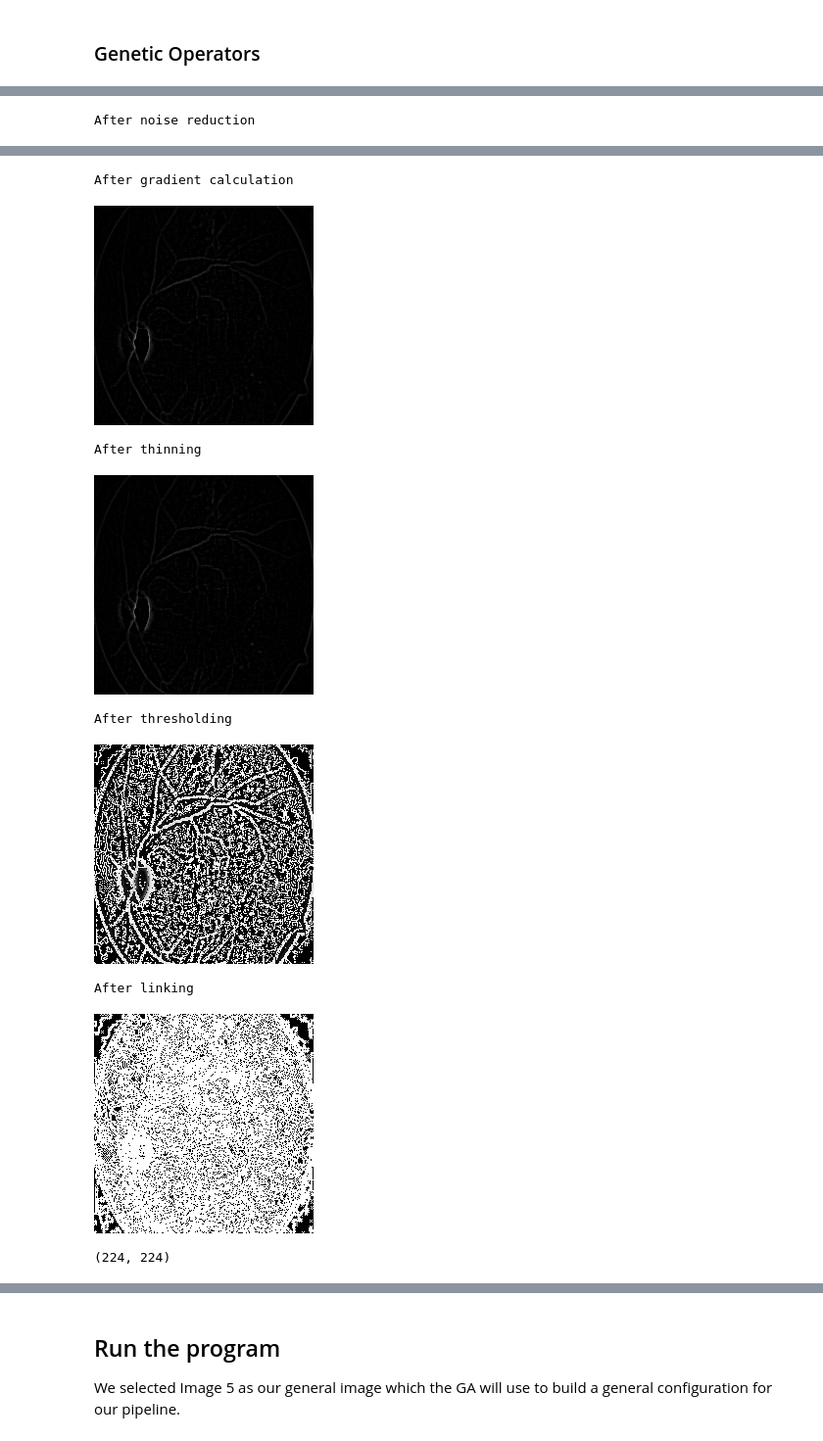
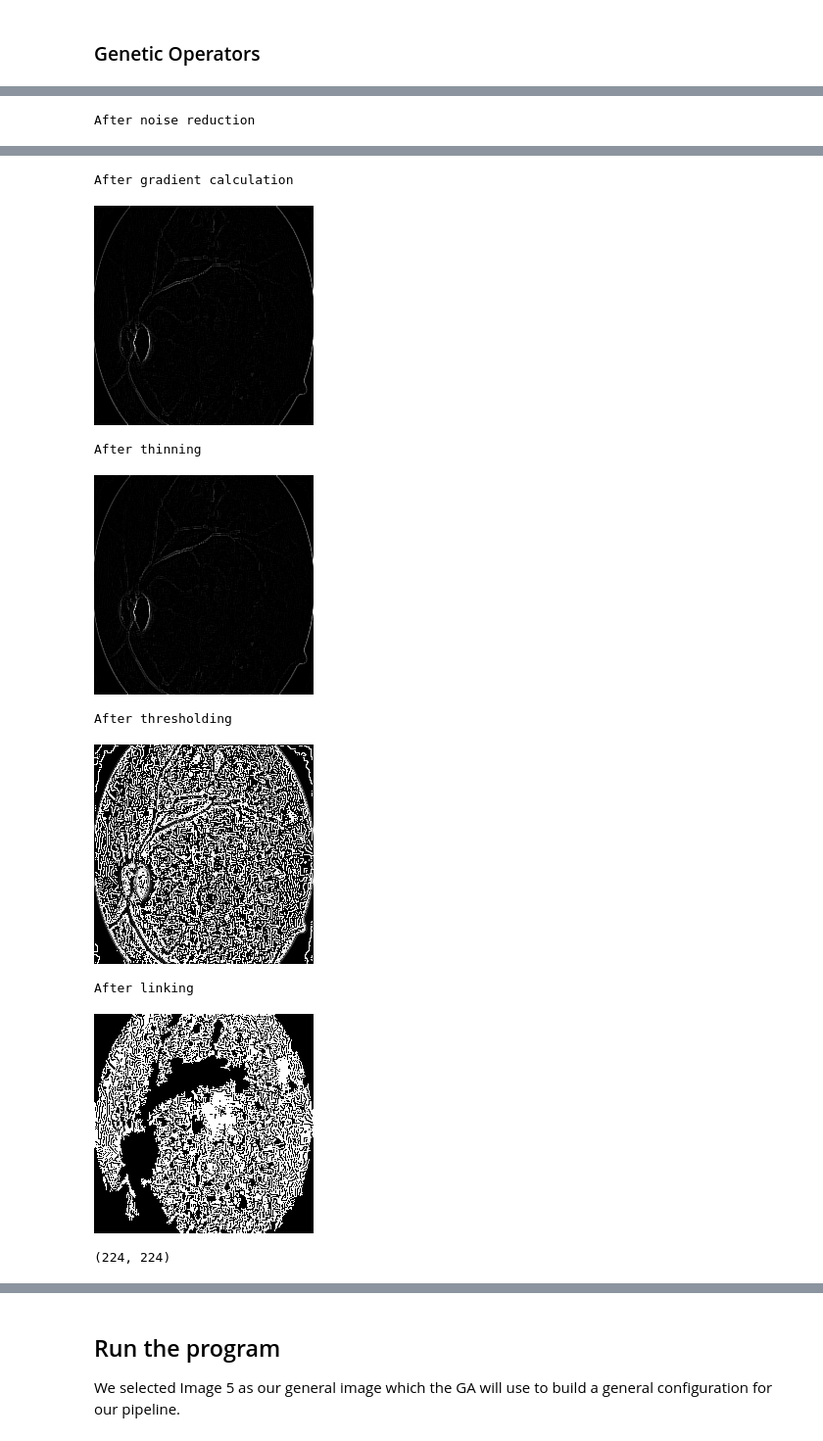
Before and after one commit to JsteReubsSoftware/COS791-Assignment1, a Jupyter notebook: u21457060_COS791_A1.ipynb, the cells around one changed output, grey strips where cells are left out. Shown at 98% size. Drawn from its saved outputs; the diff is of its cells as text; code cells hidden in the pictures.

Commit message:
Edge linking works.

```diff
--- a/u21457060_COS791_A1.ipynb
+++ b/u21457060_COS791_A1.ipynb
@@ -104,7 +105,10 @@ aperture_size = 5 # Aperture size
 L2Gradient = True # Boolean
 
 for i, img in enumerate(gray_images):
-    edges = cv2.Canny(img, t_lower, t_upper, apertureSize = aperture_size, L2gradient = L2Gradient )
+    blurred_image = cv2.GaussianBlur(img, (5, 5), 1.4)
+    # Apply Canny edge detector
+    edges = cv2.Canny(blurred_image, t_lower, t_upper, apertureSize = aperture_size, L2gradient = L2Gradient)
+    # edges = cv2.Canny(img, t_lower, t_upper, apertureSize = aperture_size, L2gradient = L2Gradient )
     canny_ref_imgs.append(edges)
     print(f'Image {i+1}')
     cv2_imshow(img)
@@ -344,6 +348,13 @@ def generate_population(pop_size):
 # %%
 def apply_hysteresis(image, weak_pixel, strong_pixel=255):
     rows, cols = image.shape
+
+    # retrieve strong and weak edges
+    strong = image > strong_pixel
+    weak = (image >= weak_pixel) & (image <= strong_pixel)
+    threshold_img = np.zeros_like(image)
+    threshold_img[strong] = strong_pixel
+    threshold_img[weak] = weak_pixel
 
     # Iterate over the image excluding the borders
     for row in range(1, rows-1):
@@ -368,7 +379,7 @@ def threshold(img, low, high, lowThresholdRatio=0.05, highThresholdRatio=0.09):
     lowThreshold = highThreshold * lowThresholdRatio
 
     # Define the weak and strong edge pixel values
-    weak, strong = low, high
+    weak, strong = 25, 255
 
     # Initialize the result array with zeros (same shape as the input image)
     res = np.zeros_like(img, dtype=np.int32)
@@ -385,7 +396,7 @@ def threshold(img, low, high, lowThresholdRatio=0.05, highThresholdRatio=0.09):
 # %%
 def apply_non_max_suppression(gradient_magnitude, gradient_direction):
     rows, cols = gradient_magnitude.shape
-    suppressed_image = np.zeros((rows, cols), dtype=np.int32)
+    suppressed_image = np.zeros((rows, cols))
 
     # Convert gradient directions from radians to degrees
     angles = gradient_direction * 180.0 / np.pi
@@ -876,10 +902,10 @@ def run_GA(image, reference_image, pop_size, generations, cross_rate, mutation_r
 
   return best_pipeline, best_fitness, best_mse, best_psnr, best_ssim, best_sift_sim
 # %%
-np.random.seed(500)
+random.seed(99)
 indv = {
     "noise_reduction": {
-        "method": "bilateral",
+        "method": "median",
         "params": {
             "ksize": (5, 5),
             "sigma": 1.5,
@@ -899,39 +925,39 @@ indv = {
     "thinning": True,
     "thresholding": {
         "method": "hysteresis",
         "params": {
-            "low": 10,
-            "high": 255,
+            "low": 90,
+            "high": 170,
             "max_value": 255,
             "threshold_type": cv2.THRESH_BINARY
             # "threshold_type": np.random.choice([cv2.THRESH_BINARY, cv2.THRESH_BINARY_INV, cv2.THRESH_TRUNC, cv2.THRESH_TOZERO, cv2.THRESH_TOZERO_INV])
         }
     },
     "linking": {
-        "method": "region_growing",
+        "method": "gradient_direction_analysis",
         "params": {
             "rho": 1,
             "theta": np.pi / 180,
             "threshold": 0.03,
             "seed_points": []
         }
     }
 }
 
 cv2_imshow(gray_images[5])
 edges = apply_edge_detection_pipeline(gray_images[5], indv['noise_reduction'], indv['gradient'], indv['thinning'], indv['thresholding'], indv['linking'])
 print(edges.shape)
 # %% [output]
 [figure]
 After noise reduction
 [figure]
 After gradient calculation
-[figure, old version]
+[figure, new version]
 After thinning
-[figure, old version]
+[figure, new version]
 After thresholding
-[figure, old version]
+[figure, new version]
 After linking
-[figure, old version]
+[figure, new version]
 (224, 224)
 # %%
```
Also changed, not shown: parts of 16 cells of this notebook.
